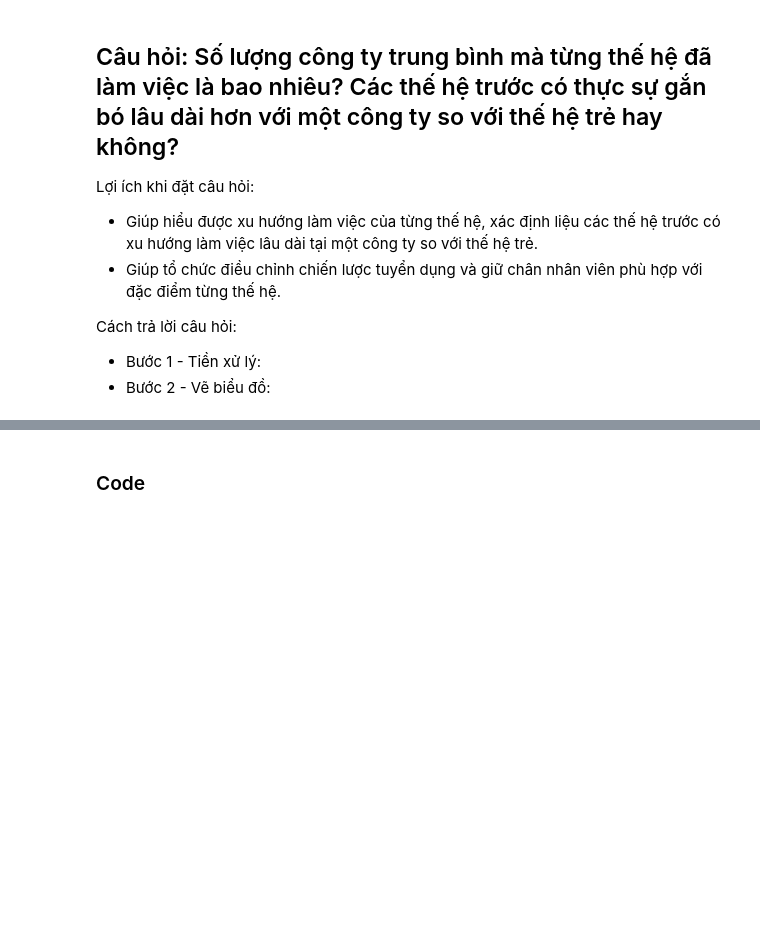
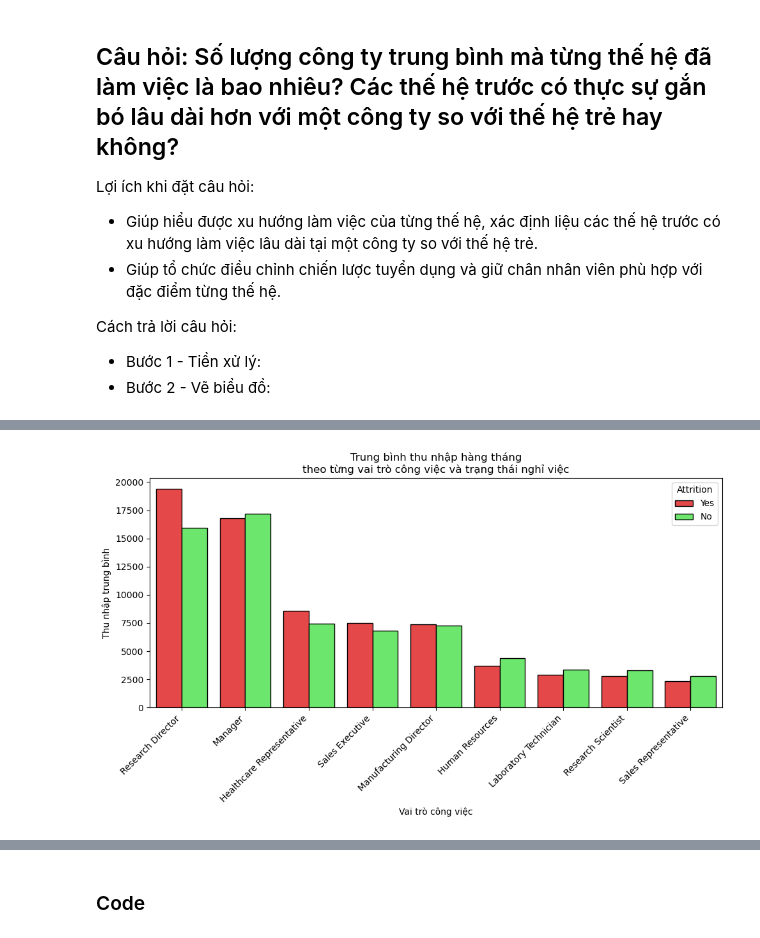
Before and after one commit to hungchou8994/LTKHDL, a Jupyter notebook: AskQuesion.ipynb, the cells around one changed output, grey strips where cells are left out. Saved outputs shown, nothing was run; the diff lists cells and outputs as text; code cells hidden in the pictures; blank space fills up the shorter version.

```diff
--- a/AskQuesion.ipynb
+++ b/AskQuesion.ipynb
@@ -89,0 +105,5 @@ Cách trả lời câu hỏi:
+# %%
+# Tính trung bình MonthlyIncome theo JobRole và Attrition
+avg_income = ibm_df.groupby(['Attrition', 'JobRole'])['MonthlyIncome'].mean().reset_index()
+avg_income = avg_income.sort_values(by='MonthlyIncome', ascending=False)
+avg_income
@@ -89,0 +131,25 @@ Cách trả lời câu hỏi:
+# %%
+# Thiết lập biểu đồ
+plt.figure(figsize=(10, 6))
+
+# Vẽ biểu đồ cột nhóm
+sns.barplot(
+    data=avg_income,
+    x='JobRole',
+    y='MonthlyIncome',
+    hue='Attrition',
+    palette=['#FE2E2E', '#58FA58'],
+    edgecolor='black'
+)
+
+# Thêm tiêu đề và tên trục
+plt.title("Trung bình thu nhập hàng tháng\ntheo từng vai trò công việc và trạng thái nghỉ việc")
+plt.xlabel("Vai trò công việc")
+plt.ylabel("Thu nhập trung bình")
+plt.xticks(rotation=45, ha="right")
+
+# Hiển thị biểu đồ
+plt.tight_layout()
+plt.show()
+# %% [output]
+[figure, added]
```
Also changed, not shown: parts of 26 cells of this notebook.
